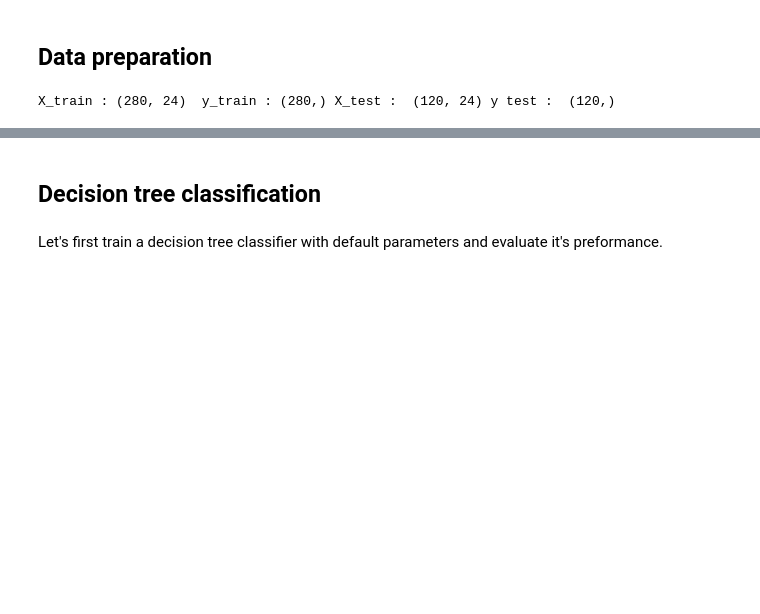
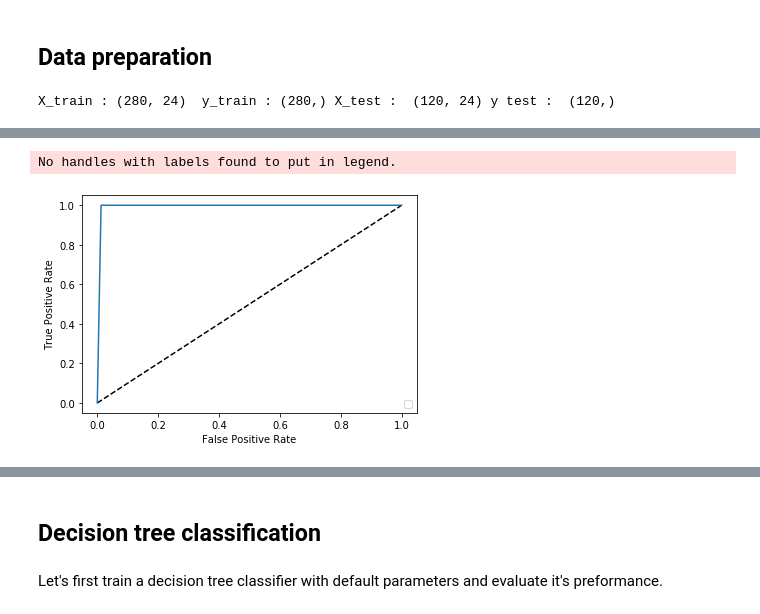
Before and after one commit to Ouasfi/Binary_classification, a Jupyter notebook: Classification.ipynb, the cells around one changed output, grey strips where cells are left out. Cells and saved outputs as stored; diff of their text form; code cells hidden in the pictures; blank space fills up the shorter version.

```diff
--- a/Classification.ipynb
+++ b/Classification.ipynb
@@ -35,0 +55,5 @@ y_test = label_binarize(y_test, classes = ['ckd', 'notckd'])
+# %%
+data_train = X_train, y_train
+model = m.RandomForest( train = True, X_train= X_train, y_train = y_train)
+y_pred = m.predict(model, X_test)
+accuracy(y_test, y_pred)
@@ -35,0 +76,8 @@ y_test = label_binarize(y_test, classes = ['ckd', 'notckd'])
+# %%
+
+param_grid = {'n_estimators':[7,8,9,10,11,12,13,14,15,16],'max_depth':[2,3,4,5,6,None],
+                     'class_weight':[None,{0: 0.33,1:0.67},'balanced'],'random_state':[42]}
+
+
+
+gs, fitted_model, pred = search_pipeline(X_train, X_test, y_train, model, param_grid ,scoring_fit = 'accuracy' )
@@ -35,0 +90,4 @@ y_test = label_binarize(y_test, classes = ['ckd', 'notckd'])
+# %%
+best_parameters = get_best_parameters (gs )
+y_pred = m.predict(fitted_model, X_test)
+accuracy(y_test, y_pred>0.5)
@@ -35,0 +110,5 @@ y_test = label_binarize(y_test, classes = ['ckd', 'notckd'])
+# %%
+plot_roc(y_test,y_pred)
+# %% [output]
+No handles with labels found to put in legend.
+[figure, added]
```
Also changed, not shown: parts of 13 cells of this notebook, 3 other files.
